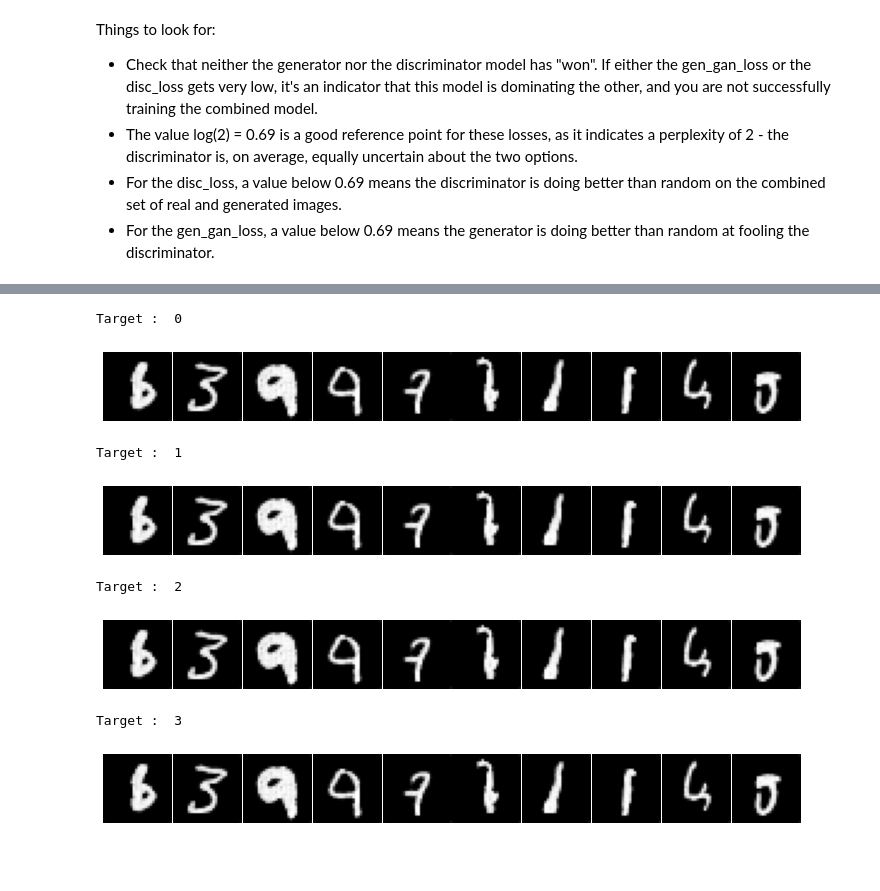
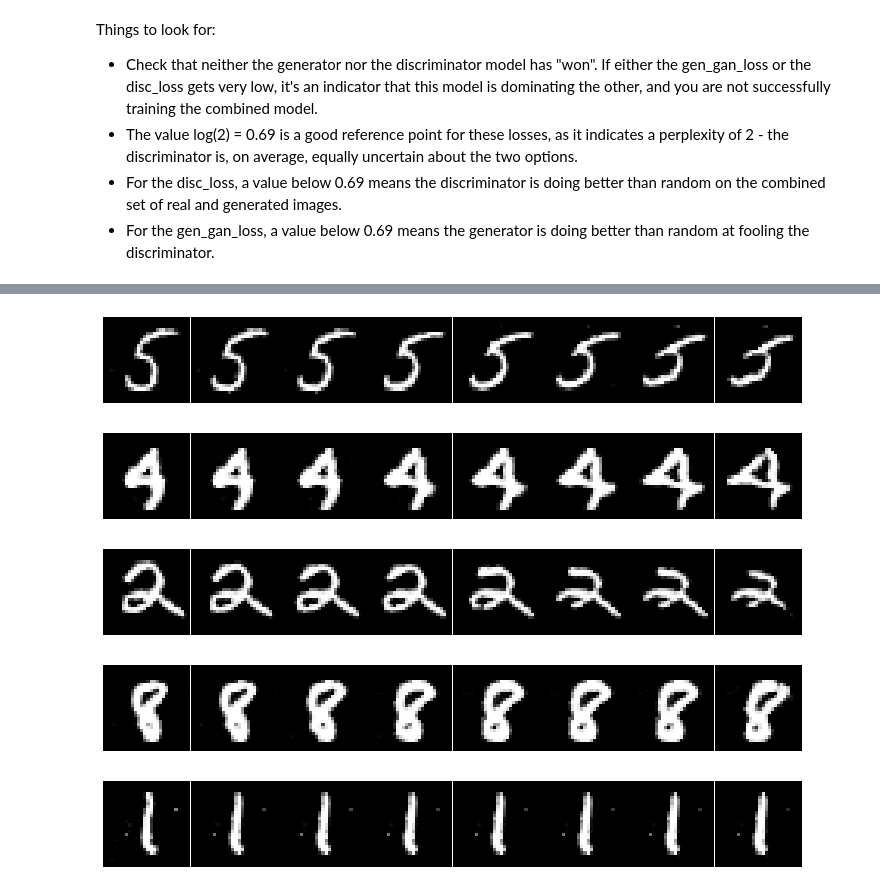
Before and after one commit to zacrostxt/TrackGAN, a Jupyter notebook: TrackGAN.ipynb, the cells around one changed output, grey strips where cells are left out. Cells and saved outputs as stored; diff of their text form; code cells hidden in the pictures; blank space fills up the shorter version.

Commit message:
InfoGAN+Code Cleaning

```diff
--- a/TrackGAN.ipynb
+++ b/TrackGAN.ipynb
@@ -360,0 +235,22 @@ target_seed.shape
+# %%
+rlib()
+
+noise_dim = 62
+num_examples_to_generate = 9
+
+# You will reuse this seed overtime (so it's easier)
+# to visualize progress in the animated GIF)
+
+# Seeds locations
+seed_save_path = base_path + 'DATA_Rep/infoGAN.npy'
+cond_seed_save_path = base_path + 'DATA_Rep/rgb_cond_seed2.npy'
+
+# Restore or create a new noise seed
+#noise_seed = train_asses.get_seed(shape = [num_examples_to_generate , noise_dim] , seed_save_path = seed_save_path )
+#noise_seed = tf.keras.layers.Concatenate()( (train_asses.sample_infogan_gen_input(batch_size=num_examples_to_generate, noise_dim=noise_dim, n_class=n_class, seed=None)) )
+noise_seed = train_asses.get_infogan_seed( shape = [num_examples_to_generate, noise_dim], n_class = n_class, seed_save_path= seed_save_path)
+
+# Conditioning seed
+target_seed = train_asses.get_cond_seed(num_examples_to_generate,n_class = n_class, seed_save_path= cond_seed_save_path)
+
+print(f"\nNoise input shape {noise_seed.shape}\nConditioning input shape {target_seed.shape}")
@@ -399,3 +277,18 @@ generator( [ noise_seed, target_seed] , training= False)
+# %%
+rlib()
+# Wrap Tensorflow Metrics into a custom metric-wrapper
+custom_gan_metrics = [custom_metrics.gan_discriminator_metric(tf.keras.metrics.BinaryAccuracy, name = "Disc Accuracy",GAN_module = 'discriminator', threshold = 0.5),
+                      custom_metrics.gan_discriminator_metric(tf.keras.metrics.BinaryCrossentropy, name = "Disc CrossH",GAN_module = 'discriminator', from_logits = False),
+                      custom_metrics.gan_generator_metric(tf.keras.metrics.BinaryAccuracy, name = "Gen Accuracy",GAN_module = 'generator', threshold = 0.5),
+                      custom_metrics.gan_generator_metric(tf.keras.metrics.BinaryCrossentropy, name = "Gen CrossH",GAN_module = 'generator', from_logits = False),
+                      custom_metrics.single_input_metric(tf.keras.metrics.Mean, name = "Q_Loss", GAN_module = 'single_input_metric'),
+                      ]
+
+
+
+# Wrap the keras model
+GAN_Model = keras_model_wrappers.InfoGAN_wrapper(discriminator, generator, q_model, BATCH_SIZE, noise_dim, num_classes = 10, gan_metrics = custom_gan_metrics)
+GAN_Model.compile(discriminator_optimizer, generator_optimizer, q_optimizer, discriminator_loss, generator_loss)
 # %% [markdown]
 Things to look for:
 - Check that neither the generator nor the discriminator model has "won". If either the gen_gan_loss or the disc_loss gets very low, it's an indicator that this model is dominating the other, and you are not successfully training the combined model.
@@ -494,30 +391,11 @@ Restored from /content/drive/My Drive/Colab Notebooks/TrackGAN/training_checkpoi
-# %%
-num_examples_to_generate = 10
-
-noise_sample = train_asses.generate_noise([ num_examples_to_generate, noise_dim])
-
-model_name = "Prediction CGAN"
-
-for i in range(0,4):
-  #Set the target index to 1
-  sample_target = [0,0,0,0,0,0,0,0,0,0]
-  sample_target[i] = 1
-  print("Target : " , i)
-
-  # Batch data
-  batch_target = np.array([ sample_target ]*num_examples_to_generate)
-
-  generated_images = generator([noise_sample , batch_target],training= False)
-  image_utils.display_multiple_image(image_utils.denormalize_images(generated_images) ,  size = (900,900), inline=True)
-# %% [output]
-Target :  0
-[figure, removed]
-Target :  1
-[figure, removed]
-Target :  2
-[figure, removed]
-Target :  3
-[figure, removed]
+# %%
+GAN_Model.sample_from_model(num_examples = 8)
+# %% [output]
+[figure, added]
+[figure, added]
+[figure, added]
+[figure, added]
+[figure, added]
 # %%
 image_path = path_to_TrackGAN + 'Generated Images/' + model_name +'/'
 
```
Also changed, not shown: parts of 28 cells of this notebook, 9 other files.
